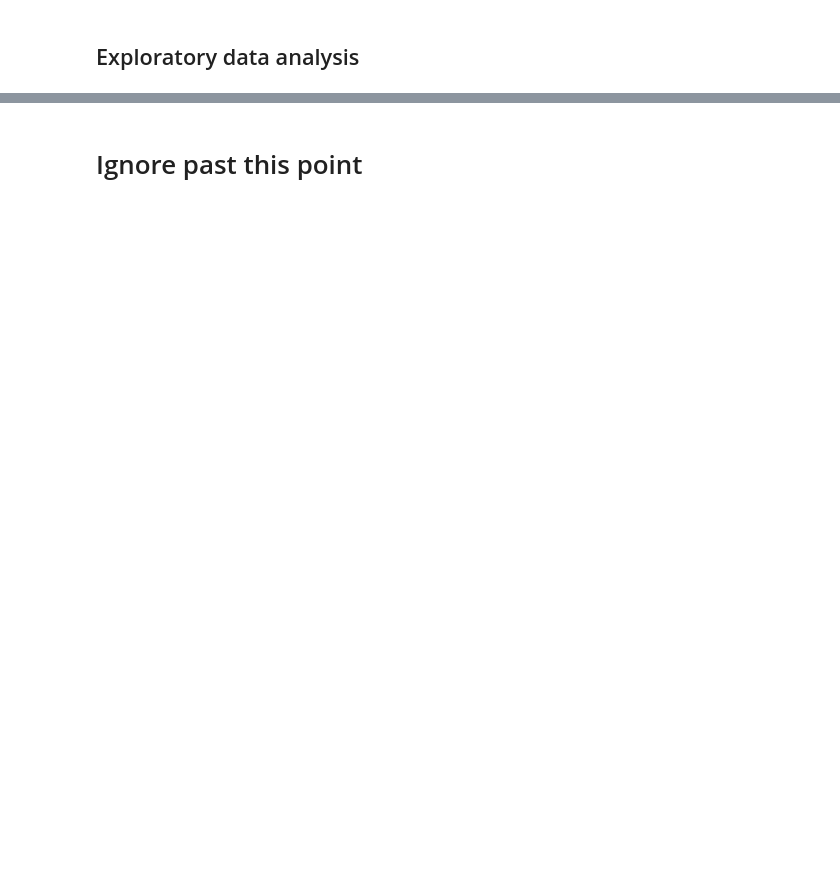
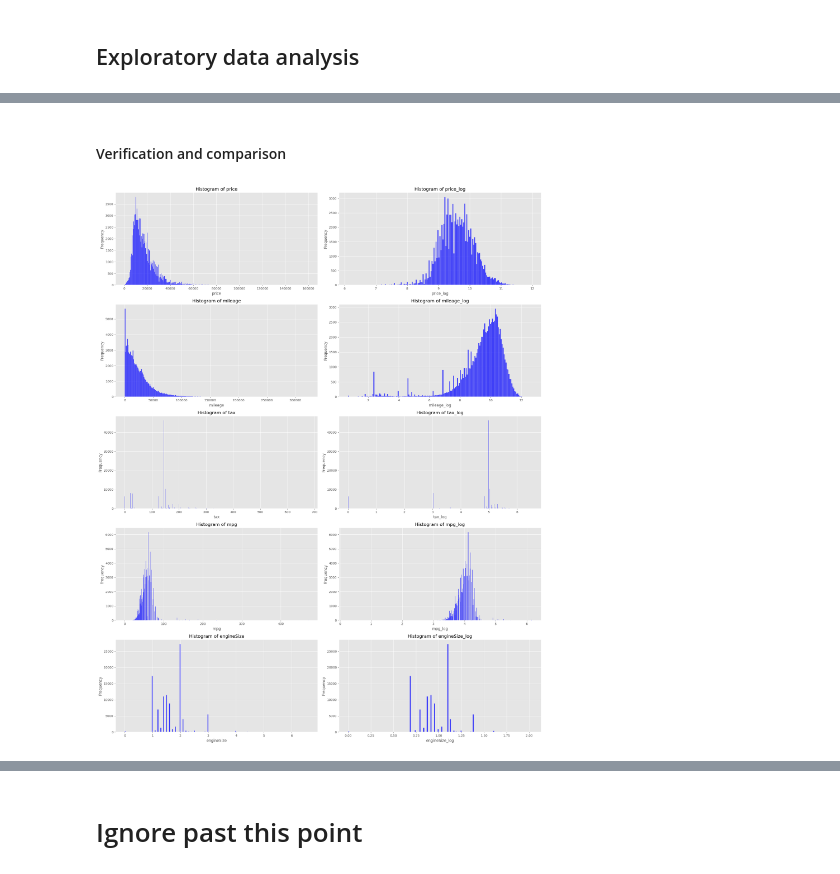
Before and after one commit to j-lepard/Understanding_Used_Car_Prices, a Jupyter notebook: 02.DYLAN.ipynb, the cells around one changed output, grey strips where cells are left out. Cells and saved outputs as stored; diff of their text form; code cells hidden in the pictures; blank space fills up the shorter version.

```diff
--- a/02.DYLAN.ipynb
+++ b/02.DYLAN.ipynb
@@ -209,0 +417,14 @@ memory usage: 916.9+ KB
+# %%
+import numpy as np
+
+# columns to transform ('year' will be excluded along with all other categorical variables)
+columns_to_transform = ['price', 'mileage', 'tax', 'mpg', 'engineSize']
+
+used_cars_log_df = used_cars_df.copy()
+
+# apply logarithmic transformation to the specified columns
+for col in columns_to_transform:
+    # get the index location of a particular column in the original DataFrame
+    original_col_index = used_cars_log_df.columns.get_loc(col)
+    # insert the transformed column following the original column
+    used_cars_log_df.insert(original_col_index + 1, col + '_log', np.log(used_cars_log_df[col] + 1)) # add 1 to handle zero values (log10(0) = null and log10(1) = 0)
@@ -209,0 +468,34 @@ memory usage: 916.9+ KB
+# %% [markdown]
+#### Verification and comparison
+# %%
+# set the 'ggplot' style
+plt.style.use('ggplot')
+
+# select only the relevant columns
+relevant_columns = ['price', 'price_log', 'mileage', 'mileage_log', 'tax', 'tax_log', 'mpg', 'mpg_log', 'engineSize', 'engineSize_log']
+
+# determine the number of rows and columns for subplots
+num_cols = 2  # number of columns in each row
+num_rows = len(relevant_columns) // num_cols + (len(relevant_columns) % num_cols > 0)
+
+# create subplots
+fig, axs = plt.subplots(num_rows, num_cols, figsize = (20, 5*num_rows))
+
+# flatten the axis array to simplify indexing
+axs = axs.flatten()
+
+# create a histogram for each numerical column
+for i, col in enumerate(relevant_columns):
+    if i < len(relevant_columns):
+        sns.histplot(used_cars_log_df[col], kde = False, color = 'blue', ax = axs[i])
+        axs[i].set_xlabel(col)
+        axs[i].set_ylabel('Frequency')
+        axs[i].set_title('Histogram of {}'.format(col))
+
+# adjust layout
+plt.tight_layout()
+
+# show the plot
+plt.show()
+# %% [output]
+[figure, added]
```
Also changed, not shown: parts of 73 cells of this notebook, 15 other files.
